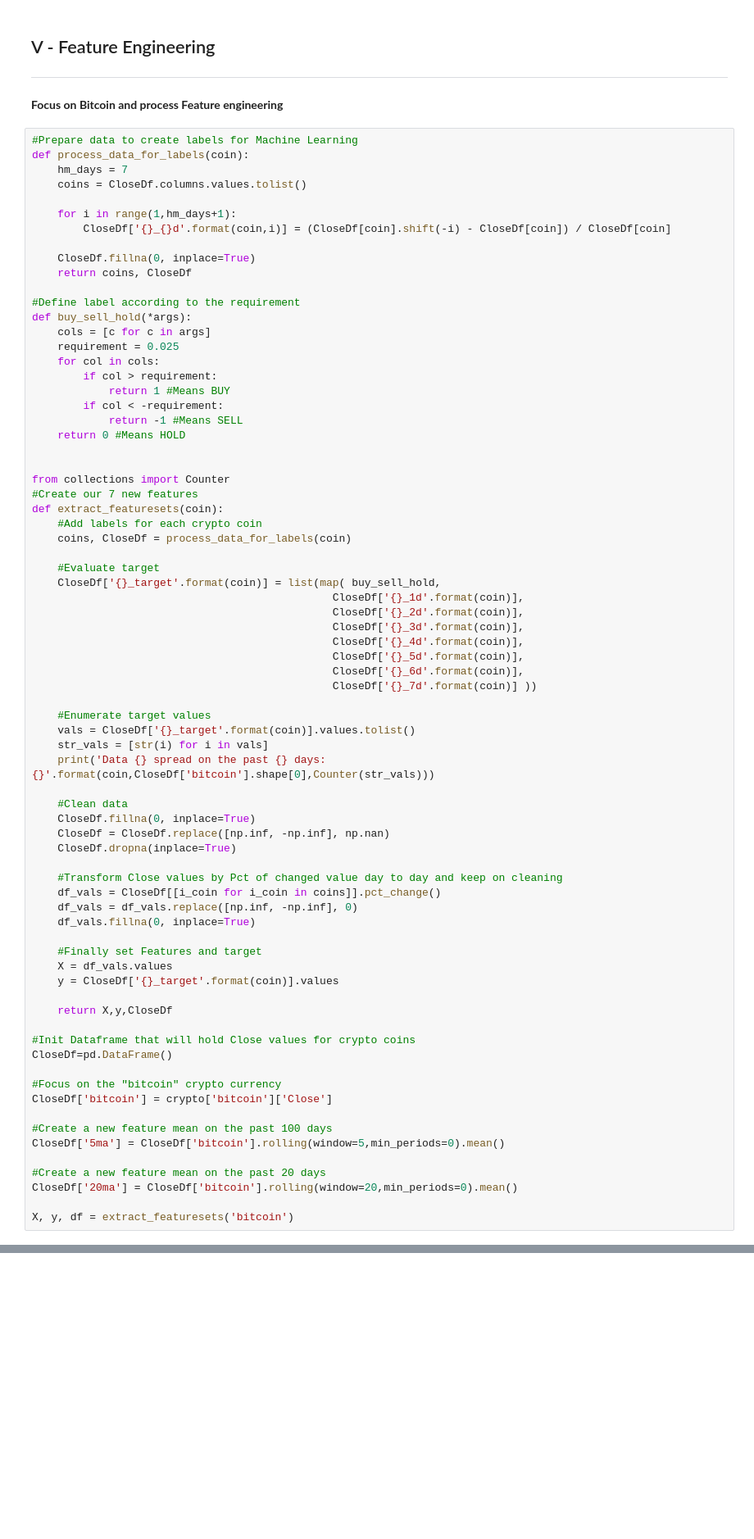
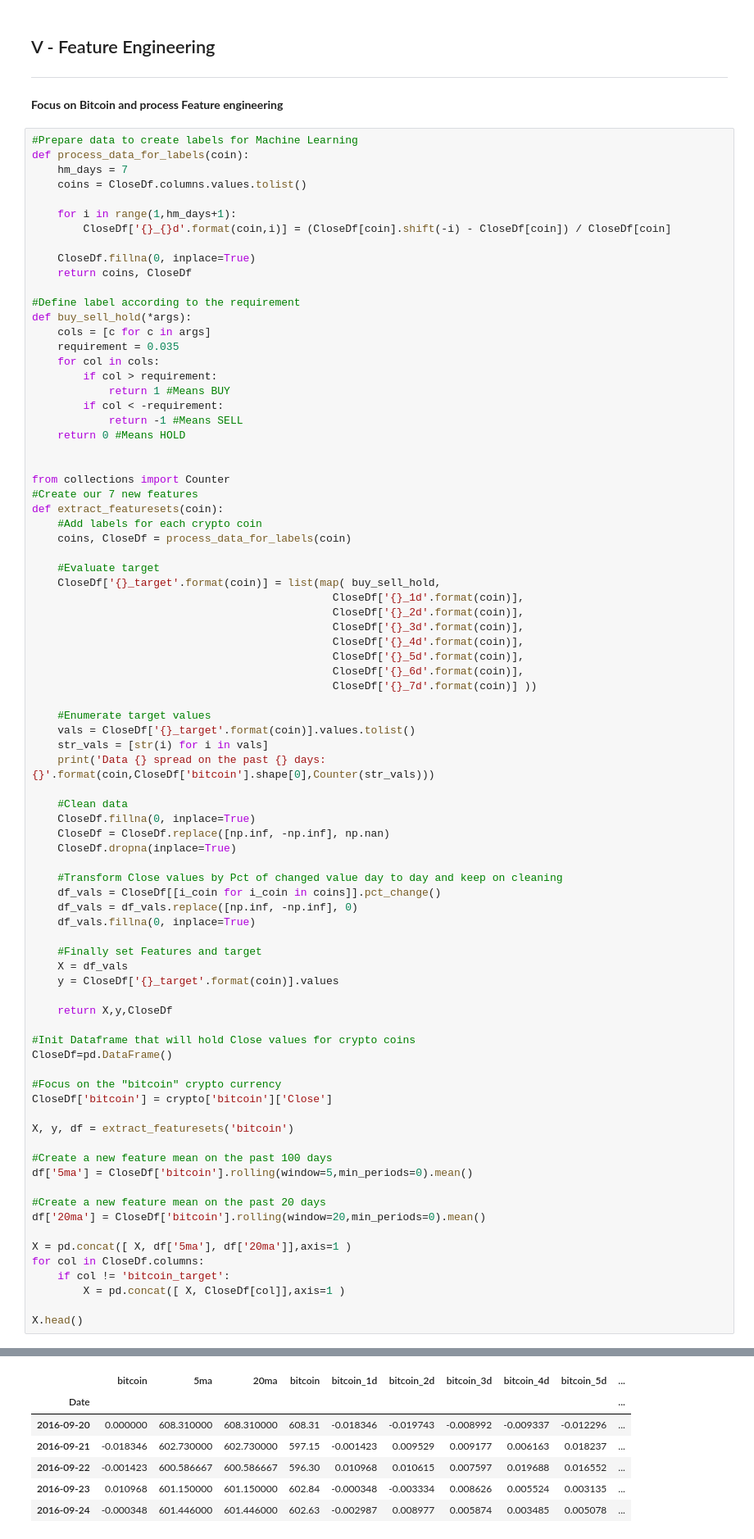
Before and after one commit to Ludovic-MARTIN/predict-cryptocurrencies-values, a Jupyter notebook: Cryptocurrency-Analyze-Data-and-Predict.ipynb, the cells around one changed output, grey strips where cells are left out. Shown at 82% size. Drawn from its saved outputs; the diff is of its cells as text; blank space fills up the shorter version.

```diff
--- a/Cryptocurrency-Analyze-Data-and-Predict.ipynb
+++ b/Cryptocurrency-Analyze-Data-and-Predict.ipynb
@@ -699,7 +699,7 @@ def process_data_for_labels(coin):
 #Define label according to the requirement
 def buy_sell_hold(*args):
     cols = [c for c in args]
-    requirement = 0.025
+    requirement = 0.035
     for col in cols:
         if col > requirement:
             return 1 #Means BUY
@@ -740,7 +740,7 @@ def extract_featuresets(coin):
     df_vals.fillna(0, inplace=True)
 
     #Finally set Features and target
-    X = df_vals.values
+    X = df_vals
     y = CloseDf['{}_target'.format(coin)].values
 
     return X,y,CloseDf
@@ -751,11 +751,18 @@ CloseDf=pd.DataFrame()
 #Focus on the "bitcoin" crypto currency
 CloseDf['bitcoin'] = crypto['bitcoin']['Close']
 
+X, y, df = extract_featuresets('bitcoin')
+
 #Create a new feature mean on the past 100 days
-CloseDf['5ma'] = CloseDf['bitcoin'].rolling(window=5,min_periods=0).mean()
+df['5ma'] = CloseDf['bitcoin'].rolling(window=5,min_periods=0).mean()
 
 #Create a new feature mean on the past 20 days
-CloseDf['20ma'] = CloseDf['bitcoin'].rolling(window=20,min_periods=0).mean()
+df['20ma'] = CloseDf['bitcoin'].rolling(window=20,min_periods=0).mean()
 
-X, y, df = extract_featuresets('bitcoin')
+X = pd.concat([ X, df['5ma'], df['20ma']],axis=1 )
+for col in CloseDf.columns:
+    if col != 'bitcoin_target':
+        X = pd.concat([ X, CloseDf[col]],axis=1 )
+
+X.head()
 # %% [output]
@@ -763,3 +770,10 @@ Data bitcoin spread on the past 366 days:Counter({'1': 226, '-1': 97, '0': 43})
+|  | bitcoin | 5ma | 20ma | bitcoin | bitcoin_1d | bitcoin_2d | bitcoin_3d | bitcoin_4d | bitcoin_5d | ... |
+| Date |  |  |  |  |  |  |  |  |  | ... |
+| 2016-09-20 | 0.000000 | 608.310000 | 608.310000 | 608.31 | -0.018346 | -0.019743 | -0.008992 | -0.009337 | -0.012296 | ... |
+| 2016-09-21 | -0.018346 | 602.730000 | 602.730000 | 597.15 | -0.001423 | 0.009529 | 0.009177 | 0.006163 | 0.018237 | ... |
+| 2016-09-22 | -0.001423 | 600.586667 | 600.586667 | 596.30 | 0.010968 | 0.010615 | 0.007597 | 0.019688 | 0.016552 | ... |
+| 2016-09-23 | 0.010968 | 601.150000 | 601.150000 | 602.84 | -0.000348 | -0.003334 | 0.008626 | 0.005524 | 0.003135 | ... |
+| 2016-09-24 | -0.000348 | 601.446000 | 601.446000 | 602.63 | -0.002987 | 0.008977 | 0.005874 | 0.003485 | 0.005078 | ... |
 # %% [markdown]
 We do not have here something looking like a normal distribution.<br>
 We mainly look at an increasing value.
```
Also changed, not shown: parts of 9 cells of this notebook.
